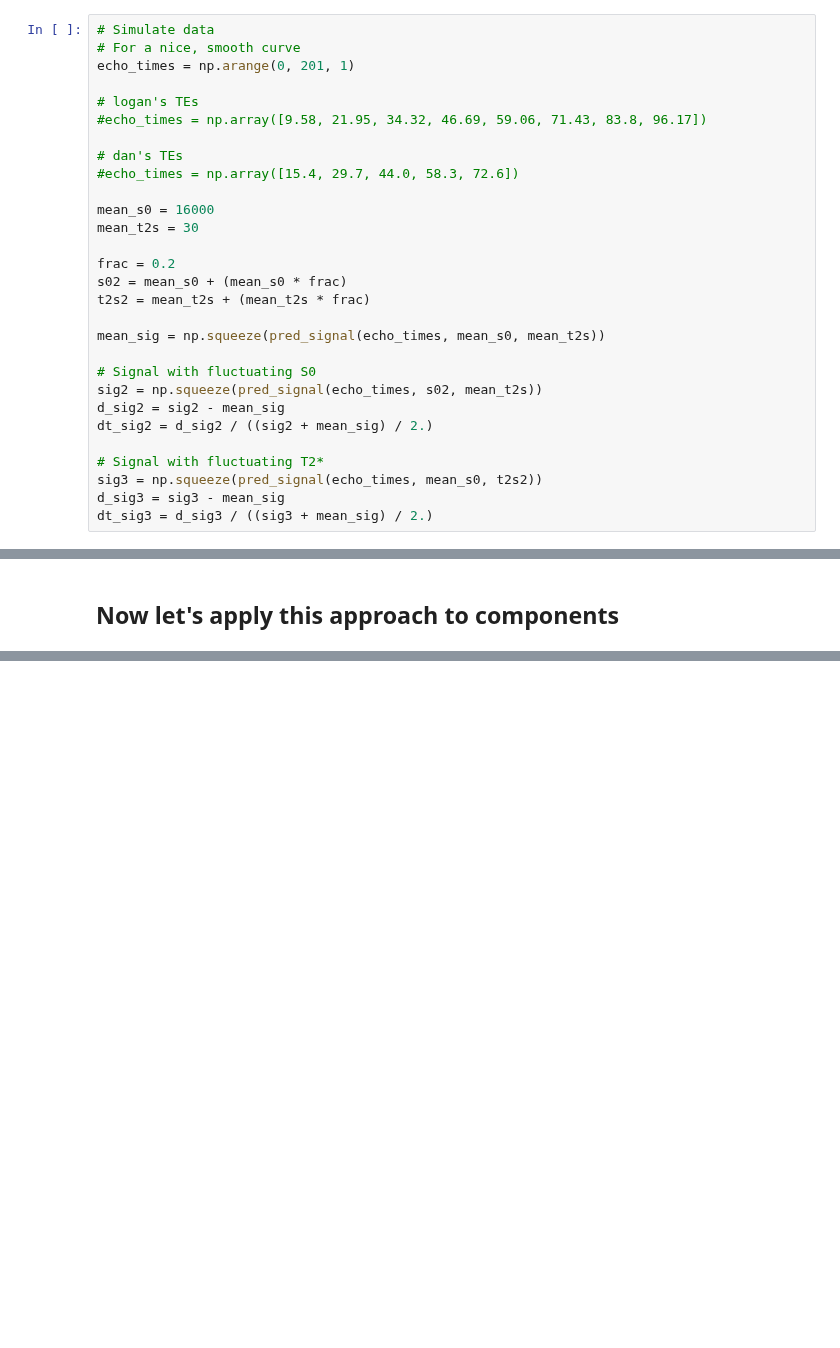
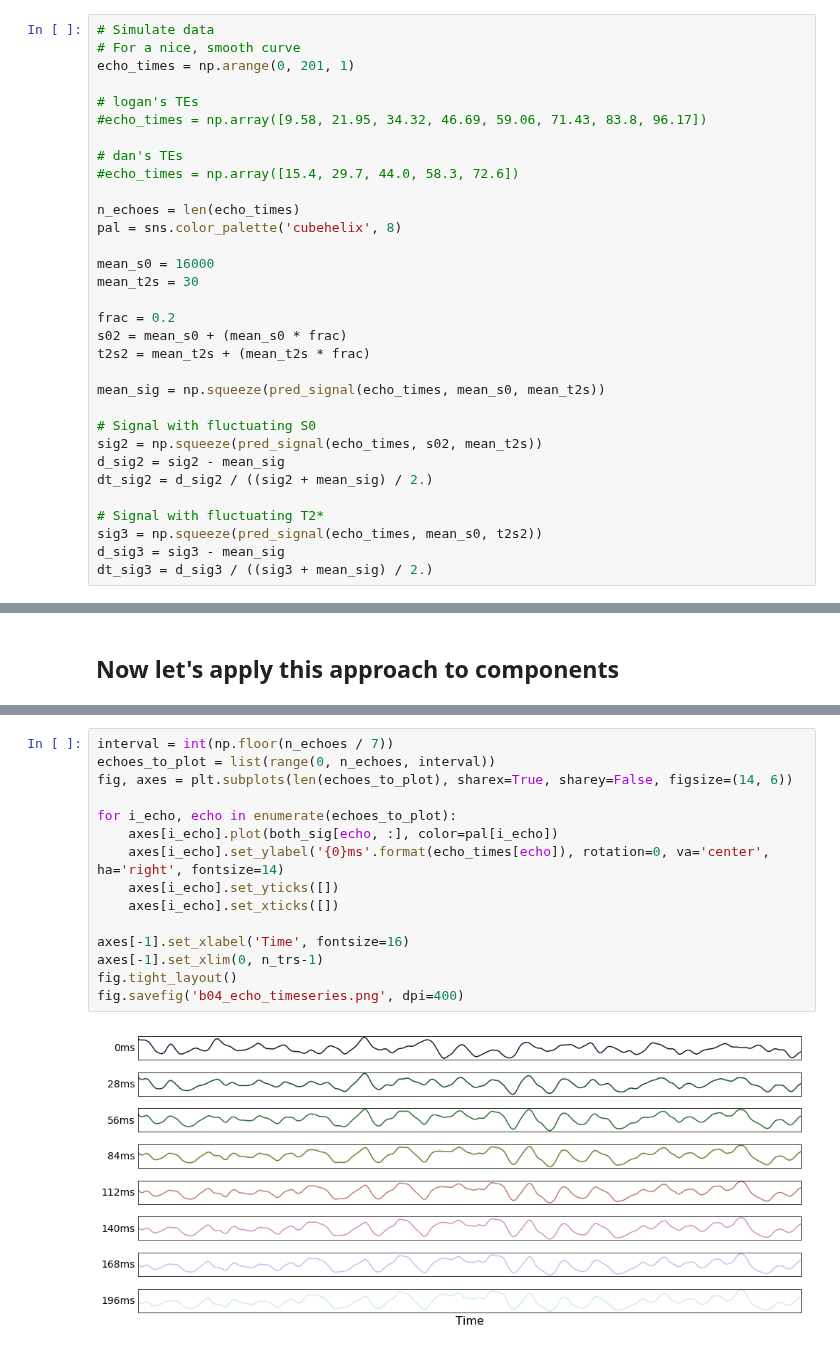
Before and after one commit to ME-ICA/tedana, a Jupyter notebook: docs/_static/plot_metric_simulations.ipynb, the cells around one changed output, grey strips where cells are left out. Drawn from its saved outputs; the diff is of its cells as text; blank space fills up the shorter version.

```diff
--- a/docs/_static/plot_metric_simulations.ipynb
+++ b/docs/_static/plot_metric_simulations.ipynb
@@ -75,6 +76,9 @@ echo_times = np.arange(0, 201, 1)
 
 # dan's TEs
 #echo_times = np.array([15.4, 29.7, 44.0, 58.3, 72.6])
+
+n_echoes = len(echo_times)
+pal = sns.color_palette('cubehelix', 8)
 
 mean_s0 = 16000
 mean_t2s = 30
@@ -396,3 +379,20 @@ fig.savefig('b03_component_timeseries.png', dpi=400)
+# %%
+interval = int(np.floor(n_echoes / 7))
+echoes_to_plot = list(range(0, n_echoes, interval))
+fig, axes = plt.subplots(len(echoes_to_plot), sharex=True, sharey=False, figsize=(14, 6))
+
+for i_echo, echo in enumerate(echoes_to_plot):
+    axes[i_echo].plot(both_sig[echo, :], color=pal[i_echo])
+    axes[i_echo].set_ylabel('{0}ms'.format(echo_times[echo]), rotation=0, va='center', ha='right', fontsize=14)
+    axes[i_echo].set_yticks([])
+    axes[i_echo].set_xticks([])
+
+axes[-1].set_xlabel('Time', fontsize=16)
+axes[-1].set_xlim(0, n_trs-1)
+fig.tight_layout()
+fig.savefig('b04_echo_timeseries.png', dpi=400)
+# %% [output]
+[figure, added]
 # %%
 fig, ax = plt.subplots(figsize=(16, 4))
 
```
Also changed, not shown: parts of 8 cells of this notebook, 5 other files.
